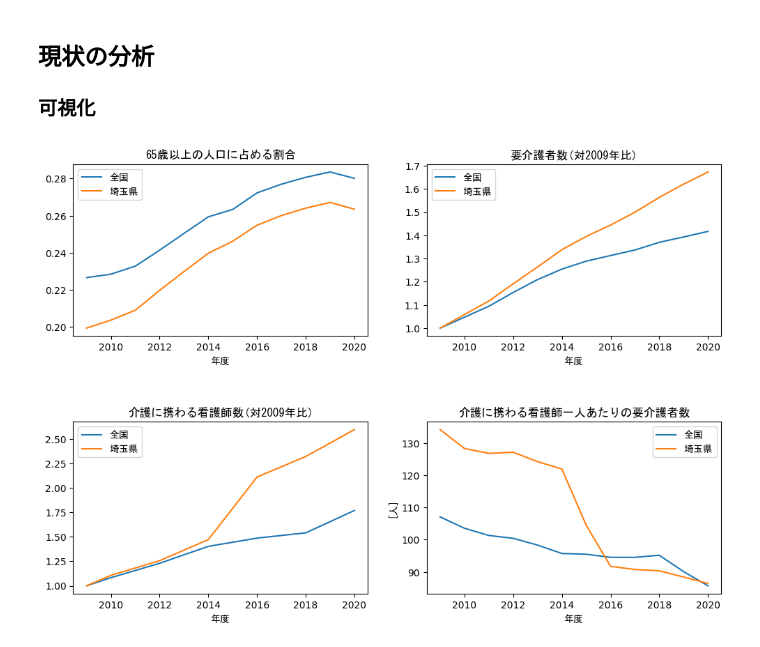
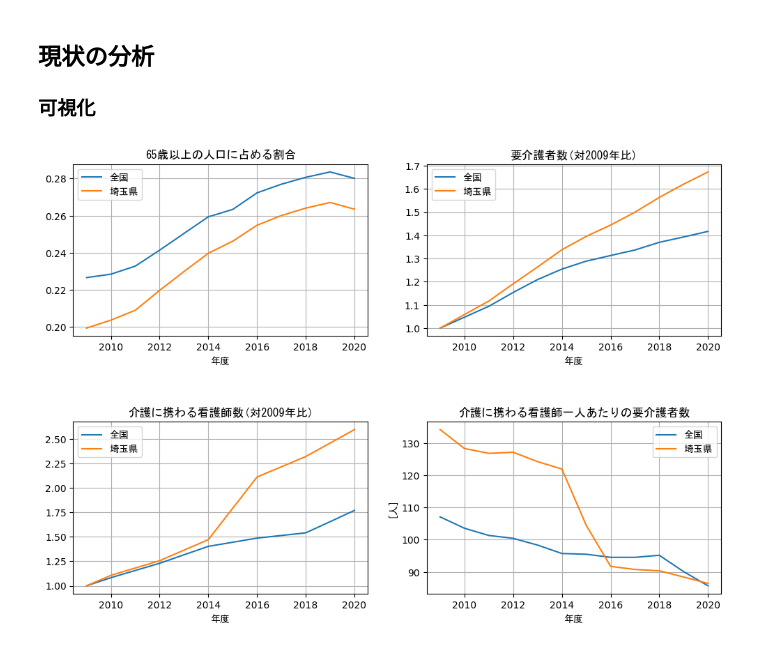
Before and after one commit to naokey-on-saitama/basic_data_science, a Jupyter notebook: make_datasets.ipynb, the cells around one changed output. Cells and saved outputs as stored; diff of their text form; code cells hidden in the pictures.

```diff
--- a/make_datasets.ipynb
+++ b/make_datasets.ipynb
@@ -221,31 +221,32 @@ ax[1].set_title("要介護者数(対2009年比)", family="MS Gothic")
 # handler2, label2 = ax_twin.get_legend_handles_labels()
 # ax[1].legend(handler1+label1, handler2+label2, loc=2, prop={"family": "MS Gothic"})
 
 
 # 介護に携わる看護師数をプロット
 y1 = ds_total["介護に携わる人"] / ds_total.loc[2009, "介護に携わる人"]
 y2 = ds_saitama["介護に携わる人"] / ds_saitama.loc[2009, "介護に携わる人"]
 
 ax[2].plot(x, y1, label="全国")
 ax[2].plot(x, y2, label="埼玉県")
 ax[2].set_title("介護に携わる看護師数(対2009年比)", family="MS Gothic")
 
 # 要介護者と看護師の比率をプロット
 y1 = ds_total["要介護者数"] / ds_total["介護に携わる人"]
 y2 = ds_saitama["要介護者数"] / ds_saitama["介護に携わる人"]
 
 ax[3].plot(x, y1, label="全国")
 ax[3].plot(x, y2, label="埼玉県")
 
 ax[3].set_title("介護に携わる看護師一人あたりの要介護者数", family="MS Gothic")
 ax[3].set_ylabel("[人]", family="MS Gothic")
 # ax[2].legend(prop={"family": "MS Gothic"})
 
 for i in ax:
     i.set_xlabel("年度", family="MS Gothic")
     i.legend(prop={"family": "MS Gothic"})
+    i.grid()
 
 plt.savefig("img/act.png", format="png")
 plt.show()
 # %% [output]
-[figure, old version]
+[figure, new version]
```
Also changed, not shown: 4 other files.
